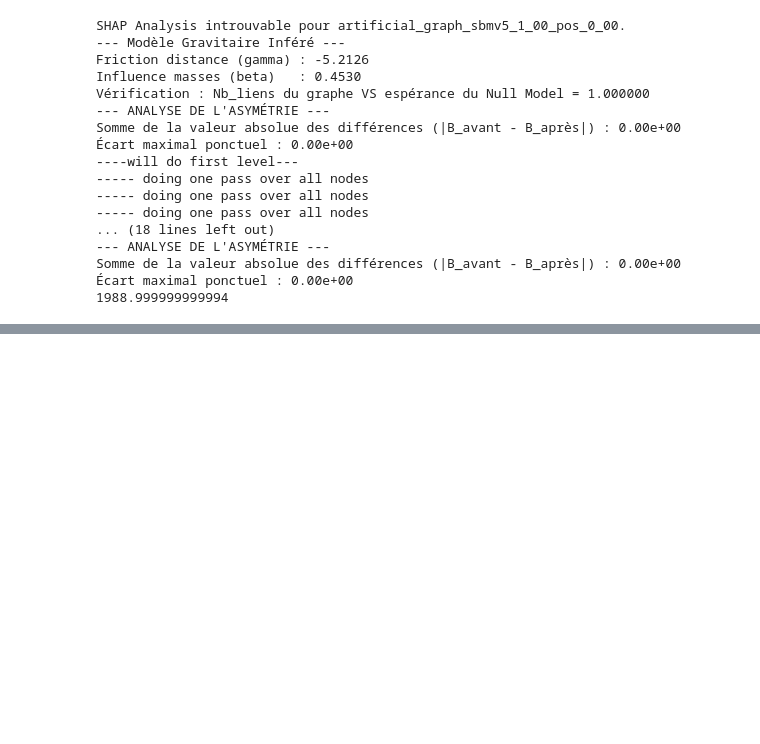
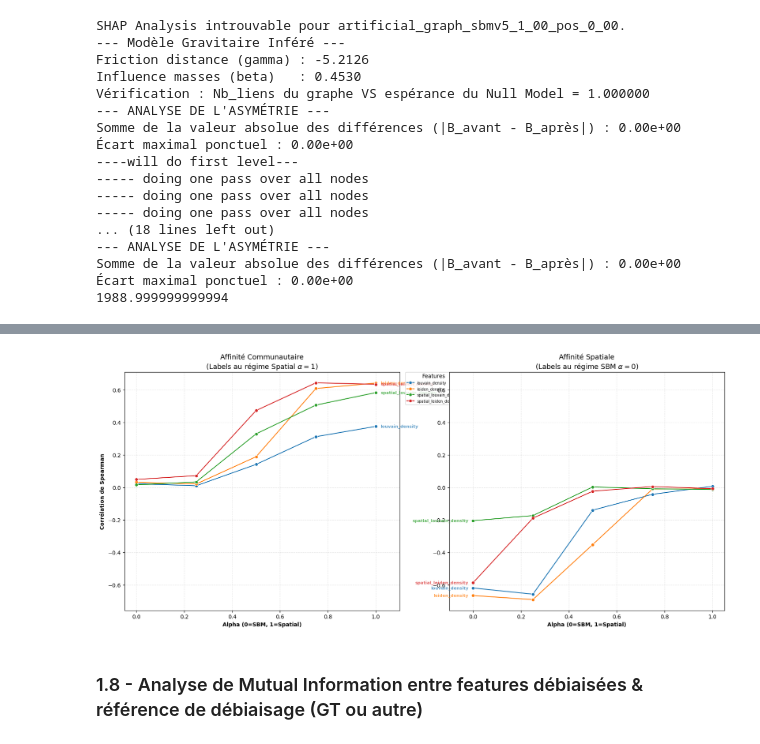
Before and after one commit to DeankoontzG/SHAP-like-Graph-Analysis, a Jupyter notebook: Performance_Analysis.ipynb, the cells around one changed output, grey strips where cells are left out. Cells and saved outputs as stored; diff of their text form; code cells hidden in the pictures; blank space fills up the shorter version.

```diff
--- a/Performance_Analysis.ipynb
+++ b/Performance_Analysis.ipynb
@@ -1865,0 +2814,45 @@ Somme de la valeur absolue des différences (|B_avant - B_après|) : 0.00e+00
+# %%
+gt_commu = 'GT_sbm_density'
+gt_spatial = 'GT_pos_dist'
+
+fig, (ax1, ax2) = plt.subplots(1, 2, figsize=(20, 8), sharey=True)
+
+def add_labels_inverted(ax, data, hue_col, x_target, alignment='left'):
+    lines = ax.get_lines()
+    features = data[hue_col].unique()
+    for i, feature in enumerate(features):
+        subset = data[data[hue_col] == feature]
+        idx = (subset['alpha'] - x_target).abs().idxmin()
+        point = subset.loc[idx]
+        color = lines[i].get_color()
+        offset = 0.02 if alignment == 'left' else -0.02
+        ax.text(point['alpha'] + offset, point['correlation'], feature, fontsize=8, va='center', ha=alignment, color=color, fontweight='bold', alpha=0.7)
+
+# --- Plot 1 : SBM (Labels à DROITE @ alpha=1.0) ---
+data_commu = df_evolution[df_evolution['gt_feature'] == gt_commu]
+sns.lineplot(data=data_commu, x='alpha', y='correlation', hue='feature', marker='o', ax=ax1)
+ax1.set_title(f"Affinité Communautaire\n(Labels au régime Spatial $\\alpha=1$)", fontsize=13)
+add_labels_inverted(ax1, data_commu, 'feature', x_target=1.0, alignment='left')
+ax1.set_xlim(-0.05, 1.1)
+ax1.legend(title="Features", bbox_to_anchor=(1.02, 1), loc='upper left', fontsize='x-small', borderaxespad=0.)
+
+# --- Plot 2 : Spatial (Labels à GAUCHE @ alpha=0.0) ---
+data_spatial = df_evolution[df_evolution['gt_feature'] == gt_spatial]
+sns.lineplot(data=data_spatial, x='alpha', y='correlation', hue='feature', marker='o', ax=ax2, legend=False)
+ax2.set_title(f"Affinité Spatiale\n(Labels au régime SBM $\\alpha=0$)", fontsize=13)
+add_labels_inverted(ax2, data_spatial, 'feature', x_target=0.0, alignment='right')
+ax2.set_xlim(-0.1, 1.05)
+
+for ax in [ax1, ax2]:
+    ax.grid(True, linestyle='--', alpha=0.3)
+    ax.set_xlabel("Alpha (0=SBM, 1=Spatial)", fontweight='bold')
+    ax.set_ylabel("Corrélation de Spearman", fontweight='bold')
+    ax2.tick_params(labelleft=True)
+    ax2.yaxis.set_major_locator(plt.MultipleLocator(0.2))
+
+plt.subplots_adjust(wspace=0.18)
+plt.show()
+# %% [output]
+[figure, added]
+# %% [markdown]
+### 1.8 - Analyse de Mutual Information entre features débiaisées & référence de débiaisage (GT ou autre)
```
Also changed, not shown: parts of 57 cells of this notebook, 5 other files.
